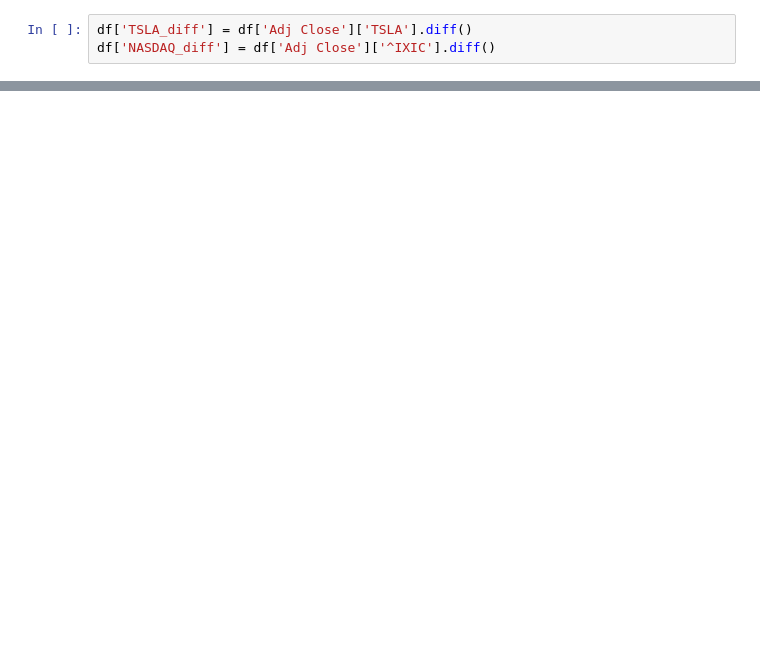
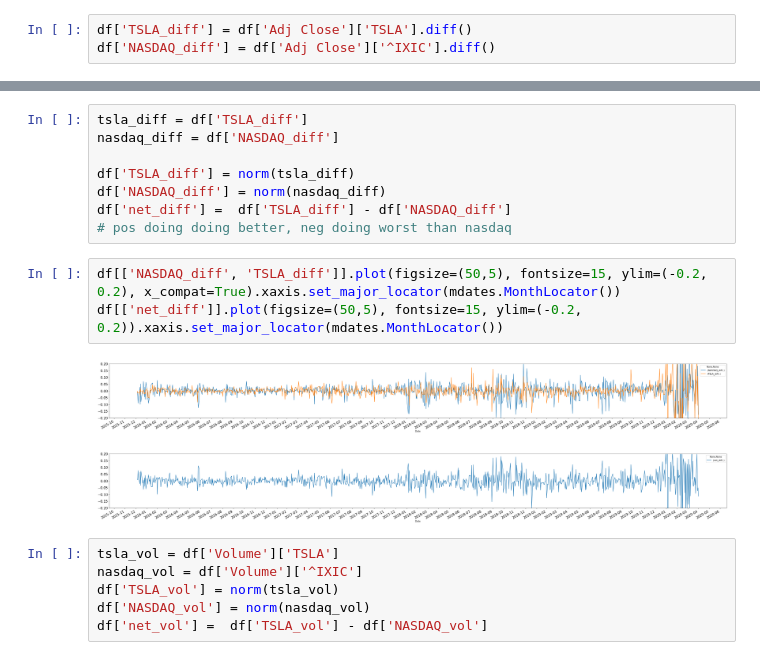
Before and after one commit to NuttySalmon/Elon-Musk-Tweets-VS-Tesla-Stock, a Jupyter notebook: stock.ipynb, the cells around one changed output, grey strips where cells are left out. Saved outputs shown, nothing was run; the diff lists cells and outputs as text; blank space fills up the shorter version.

```diff
--- a/stock.ipynb
+++ b/stock.ipynb
@@ -103,0 +111,20 @@ df
+# %%
+tsla_diff = df['TSLA_diff']
+nasdaq_diff = df['NASDAQ_diff']
+
+df['TSLA_diff'] = norm(tsla_diff)
+df['NASDAQ_diff'] = norm(nasdaq_diff)
+df['net_diff'] =  df['TSLA_diff'] - df['NASDAQ_diff']
+# pos doing doing better, neg doing worst than nasdaq
+# %%
+df[['NASDAQ_diff', 'TSLA_diff']].plot(figsize=(50,5), fontsize=15, ylim=(-0.2, 0.2), x_compat=True).xaxis.set_major_locator(mdates.MonthLocator())
+df[['net_diff']].plot(figsize=(50,5), fontsize=15, ylim=(-0.2, 0.2)).xaxis.set_major_locator(mdates.MonthLocator())
+# %% [output]
+[figure, added]
+[figure, added]
+# %%
+tsla_vol = df['Volume']['TSLA']
+nasdaq_vol = df['Volume']['^IXIC']
+df['TSLA_vol'] = norm(tsla_vol)
+df['NASDAQ_vol'] = norm(nasdaq_vol)
+df['net_vol'] =  df['TSLA_vol'] - df['NASDAQ_vol']
```
Also changed, not shown: parts of 14 cells of this notebook.
